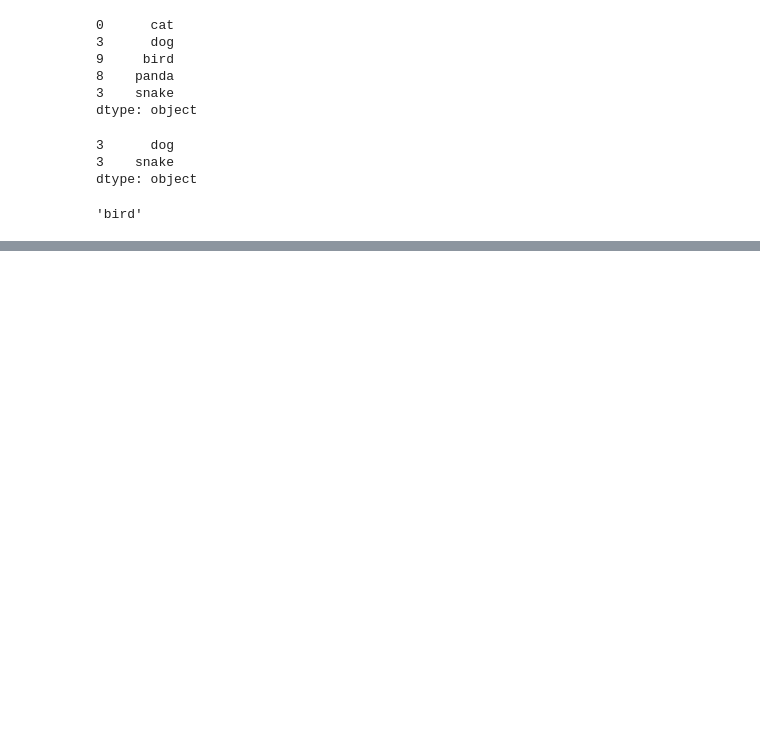
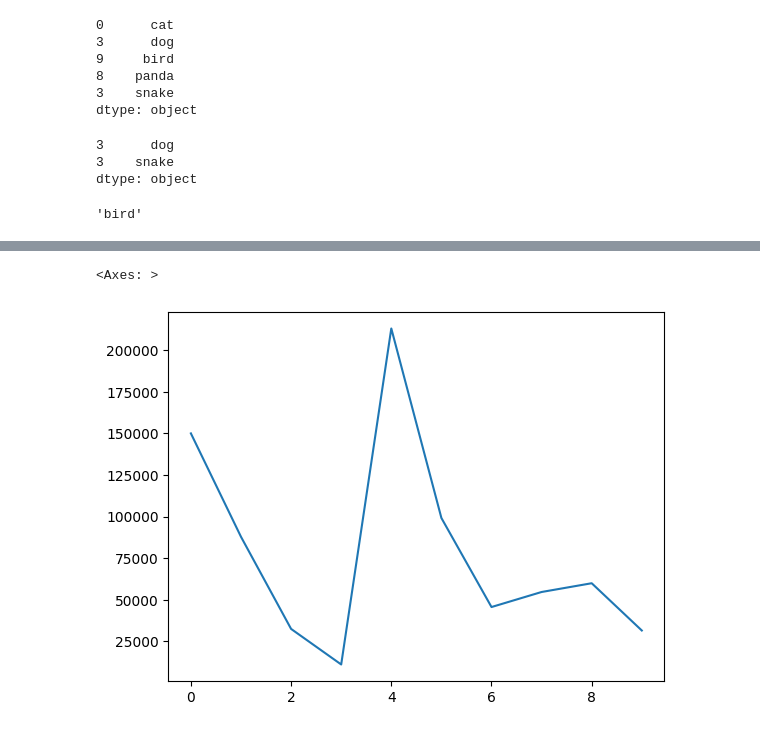
Before and after one commit to codergirlruby10/Pandas, a Jupyter notebook: Pandas.ipynb, the cells around one changed output, grey strips where cells are left out. Saved outputs shown, nothing was run; the diff lists cells and outputs as text; code cells hidden in the pictures; blank space fills up the shorter version.

Commit message:
Matplot
created graphs using excel data

```diff
--- a/Pandas.ipynb
+++ b/Pandas.ipynb
@@ -201,0 +315,5 @@ animals.loc[9]
+# %%
+car_sales["Odometer (KM)"].plot()
+# %% [output]
+<Axes: >
+[figure, added]
```
Also changed, not shown: parts of 16 cells of this notebook.
